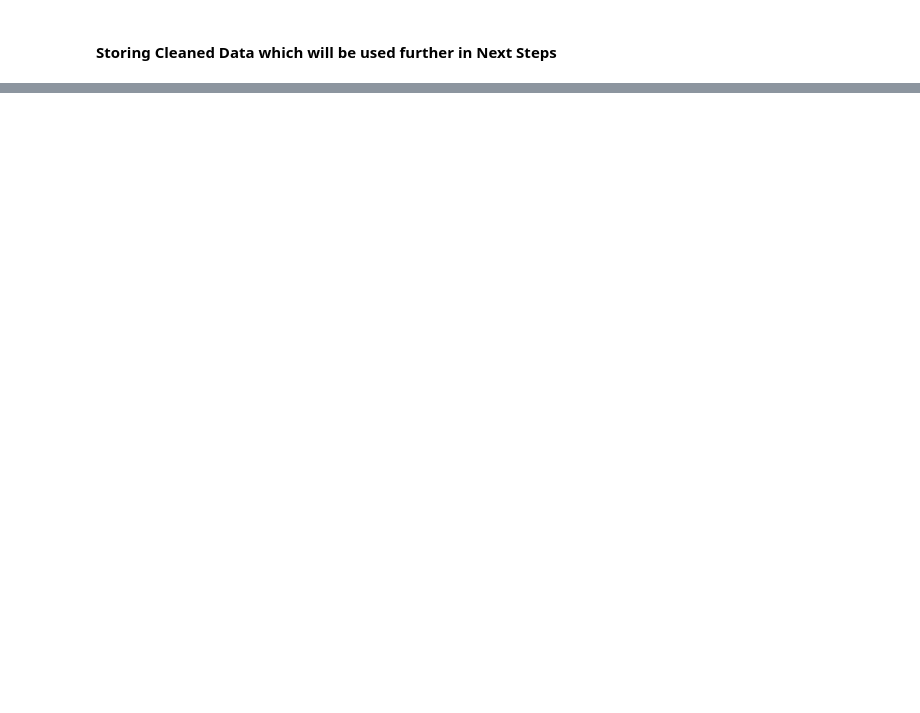
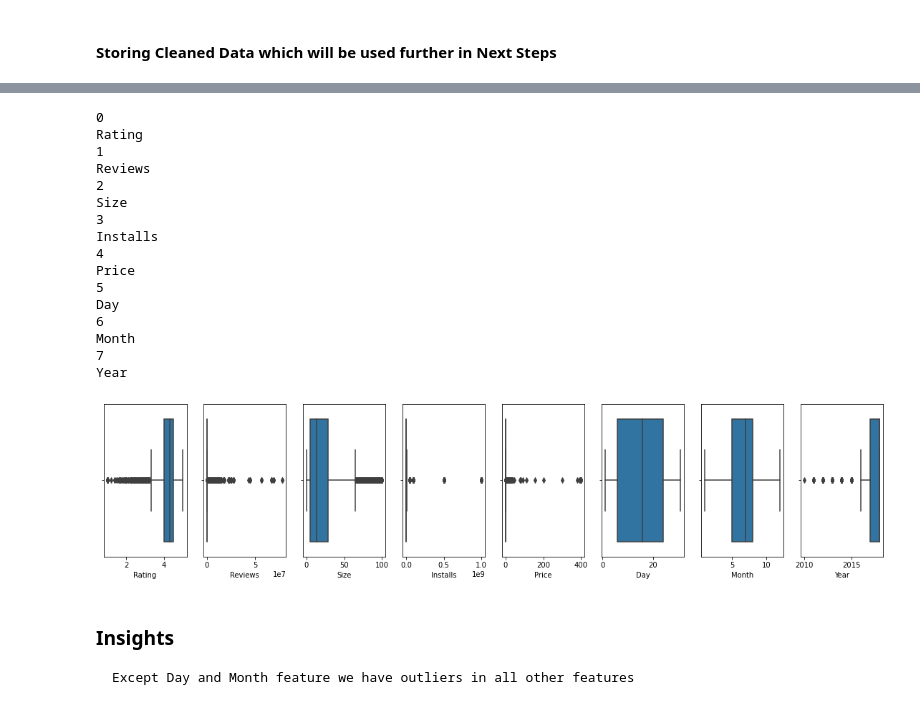
Before and after one commit to ravi0dubey/Live-Project_Google_Play_Store, a Jupyter notebook: Google_Playstore_Complete Life Cycle of the Project.ipynb, the cells around one changed output, grey strips where cells are left out. Drawn from its saved outputs; the diff is of its cells as text; code cells hidden in the pictures; blank space fills up the shorter version.

```diff
--- a/Google_Playstore_Complete Life Cycle of the Project.ipynb
+++ b/Google_Playstore_Complete Life Cycle of the Project.ipynb
@@ -706,0 +716,3 @@ df.to_csv('google_missing_imputed.csv', index = False)
+# %%
+df = pd.read_csv('google_missing_imputed.csv')
+df_copy2 = df
@@ -706,0 +785,6 @@ df.to_csv('google_missing_imputed.csv', index = False)
+# %%
+# better way of Seggreation of Numeric and Categorical features are
+num_features=[col for col in df.columns if df[col].dtype!='O']
+cat_features=[col for col in df.columns if df[col].dtype=='O']
+num_df = df[num_features]
+num_df.head(2)
@@ -706,0 +802,28 @@ df.to_csv('google_missing_imputed.csv', index = False)
+# %%
+plt.figure(figsize=(22,18))
+for i,col in enumerate(num_df.columns):
+    print(i)
+    print(col)
+    plt.subplot(4,9,i+1)
+    sns.boxplot(num_df[col])
+# %% [output]
+0
+Rating
+1
+Reviews
+2
+Size
+3
+Installs
+4
+Price
+5
+Day
+6
+Month
+7
+Year
+[figure, added]
+# %% [markdown]
+### Insights
+    Except Day and Month feature we have outliers in all other features
```
Also changed, not shown: parts of 43 cells of this notebook.
